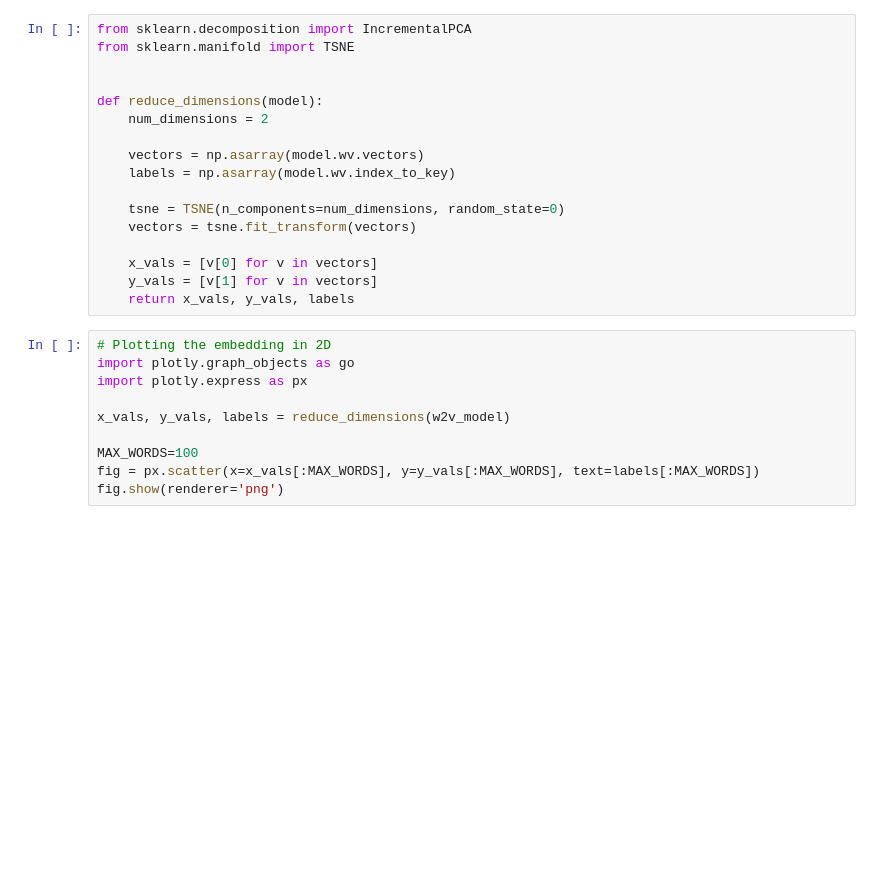
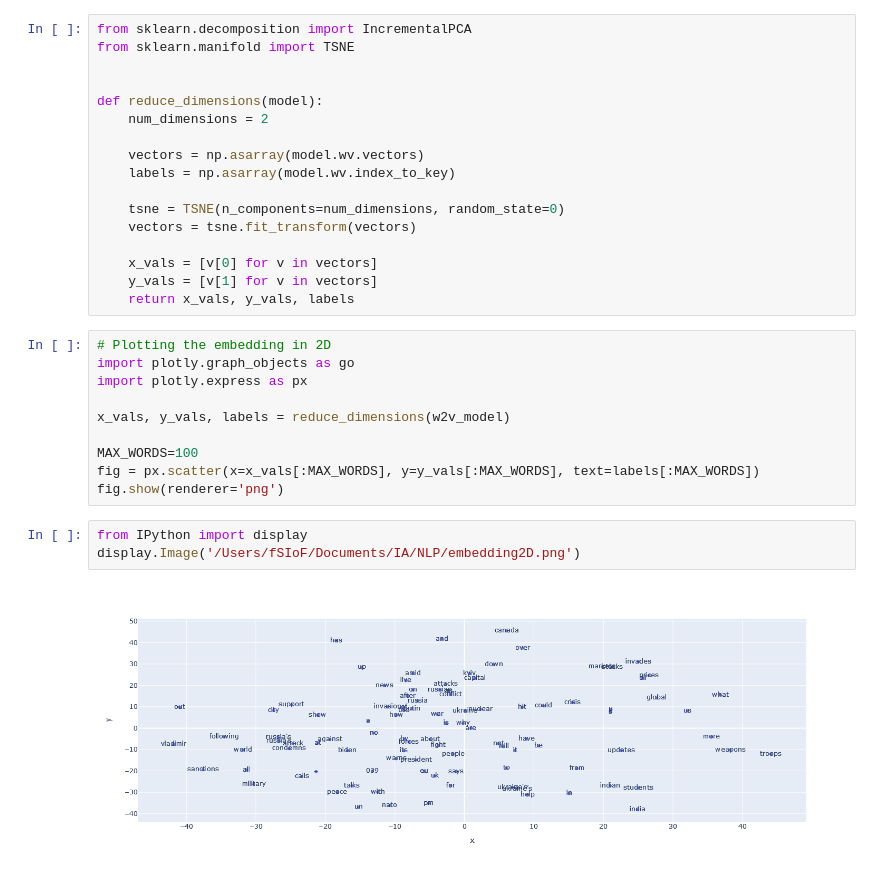
Before and after one commit to BenjaSar/NLP, a Jupyter notebook: 3- EmbeddingGensim.ipynb, the cells around one changed output. Saved outputs shown, nothing was run; the diff lists cells and outputs as text; blank space fills up the shorter version.

Commit message:
Resolving exercises 3 - Embedding words

```diff
--- a/3- EmbeddingGensim.ipynb
+++ b/3- EmbeddingGensim.ipynb
@@ -246,3 +246,8 @@ x_vals, y_vals, labels = reduce_dimensions(w2v_model)
 MAX_WORDS=100
 fig = px.scatter(x=x_vals[:MAX_WORDS], y=y_vals[:MAX_WORDS], text=labels[:MAX_WORDS])
 fig.show(renderer='png')
+# %%
+from IPython import display
+display.Image('/Users/fSIoF/Documents/IA/NLP/embedding2D.png')
+# %% [output]
+[figure, added]
```
Also changed, not shown: parts of 1 cell of this notebook, 2 other files.
